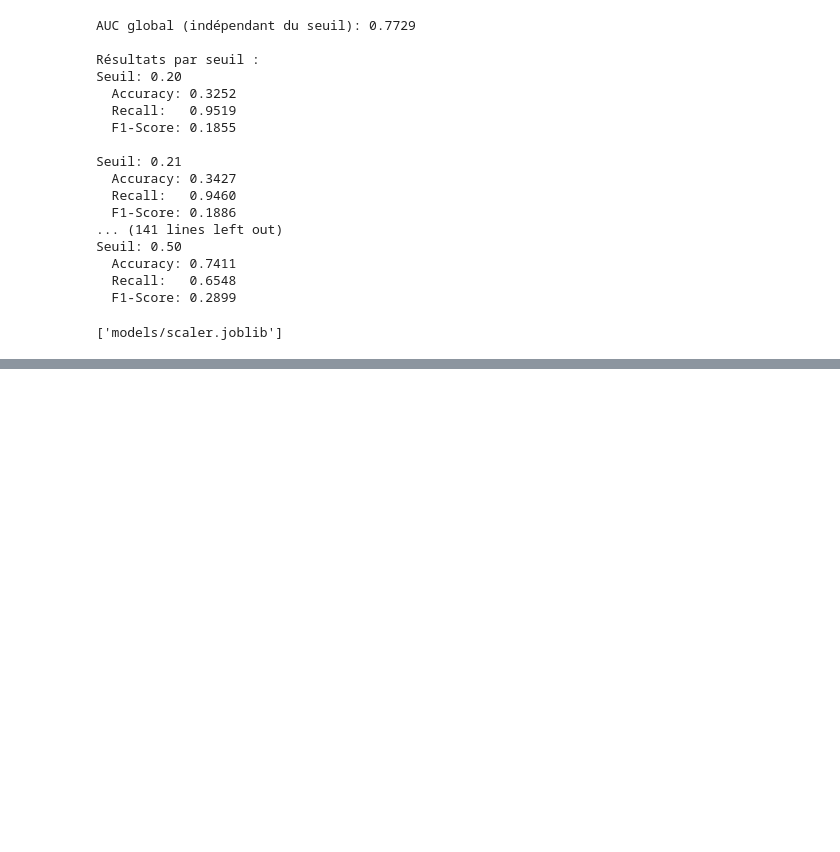
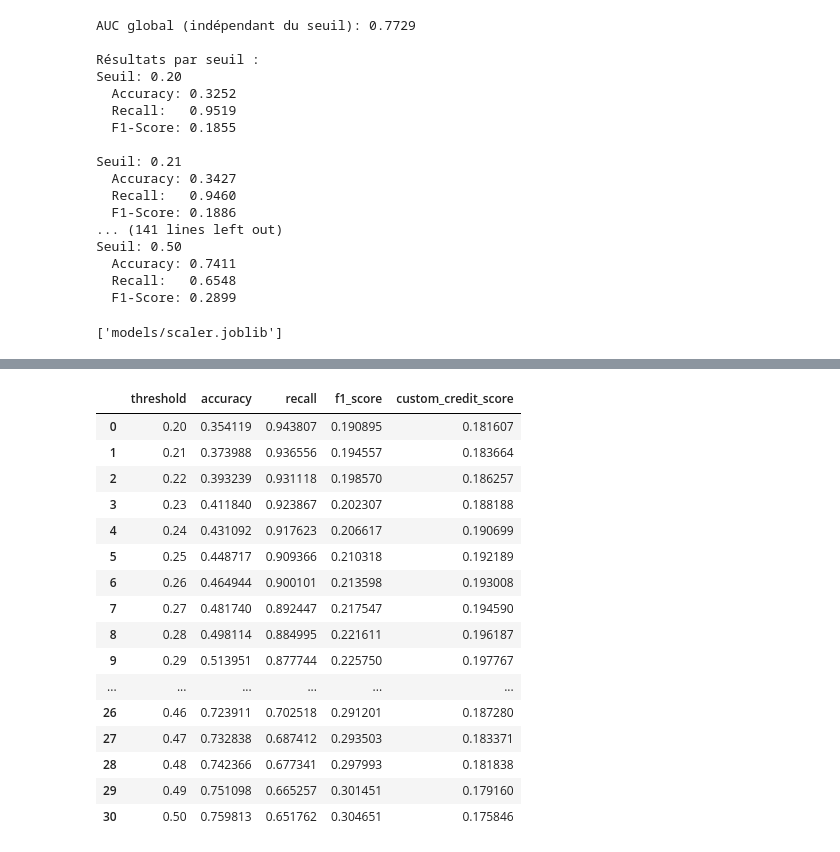
Before and after one commit to EP-portfolio/PROJET_7, a Jupyter notebook: PROJET_7.ipynb, the cells around one changed output, grey strips where cells are left out. Saved outputs shown, nothing was run; the diff lists cells and outputs as text; code cells hidden in the pictures; blank space fills up the shorter version.

```diff
--- a/PROJET_7.ipynb
+++ b/PROJET_7.ipynb
@@ -1239,0 +1577,20 @@ joblib.dump(scaler, 'models/scaler.joblib')
+# %%
+results_df
+# %% [output]
+|  | threshold | accuracy | recall | f1_score | custom_credit_score |
+| 0 | 0.20 | 0.354119 | 0.943807 | 0.190895 | 0.181607 |
+| 1 | 0.21 | 0.373988 | 0.936556 | 0.194557 | 0.183664 |
+| 2 | 0.22 | 0.393239 | 0.931118 | 0.198570 | 0.186257 |
+| 3 | 0.23 | 0.411840 | 0.923867 | 0.202307 | 0.188188 |
+| 4 | 0.24 | 0.431092 | 0.917623 | 0.206617 | 0.190699 |
+| 5 | 0.25 | 0.448717 | 0.909366 | 0.210318 | 0.192189 |
+| 6 | 0.26 | 0.464944 | 0.900101 | 0.213598 | 0.193008 |
+| 7 | 0.27 | 0.481740 | 0.892447 | 0.217547 | 0.194590 |
+| 8 | 0.28 | 0.498114 | 0.884995 | 0.221611 | 0.196187 |
+| 9 | 0.29 | 0.513951 | 0.877744 | 0.225750 | 0.197767 |
+| ... | ... | ... | ... | ... | ... |
+| 26 | 0.46 | 0.723911 | 0.702518 | 0.291201 | 0.187280 |
+| 27 | 0.47 | 0.732838 | 0.687412 | 0.293503 | 0.183371 |
+| 28 | 0.48 | 0.742366 | 0.677341 | 0.297993 | 0.181838 |
+| 29 | 0.49 | 0.751098 | 0.665257 | 0.301451 | 0.179160 |
+| 30 | 0.50 | 0.759813 | 0.651762 | 0.304651 | 0.175846 |
```
Also changed, not shown: parts of 12 cells of this notebook, 5 other files.
